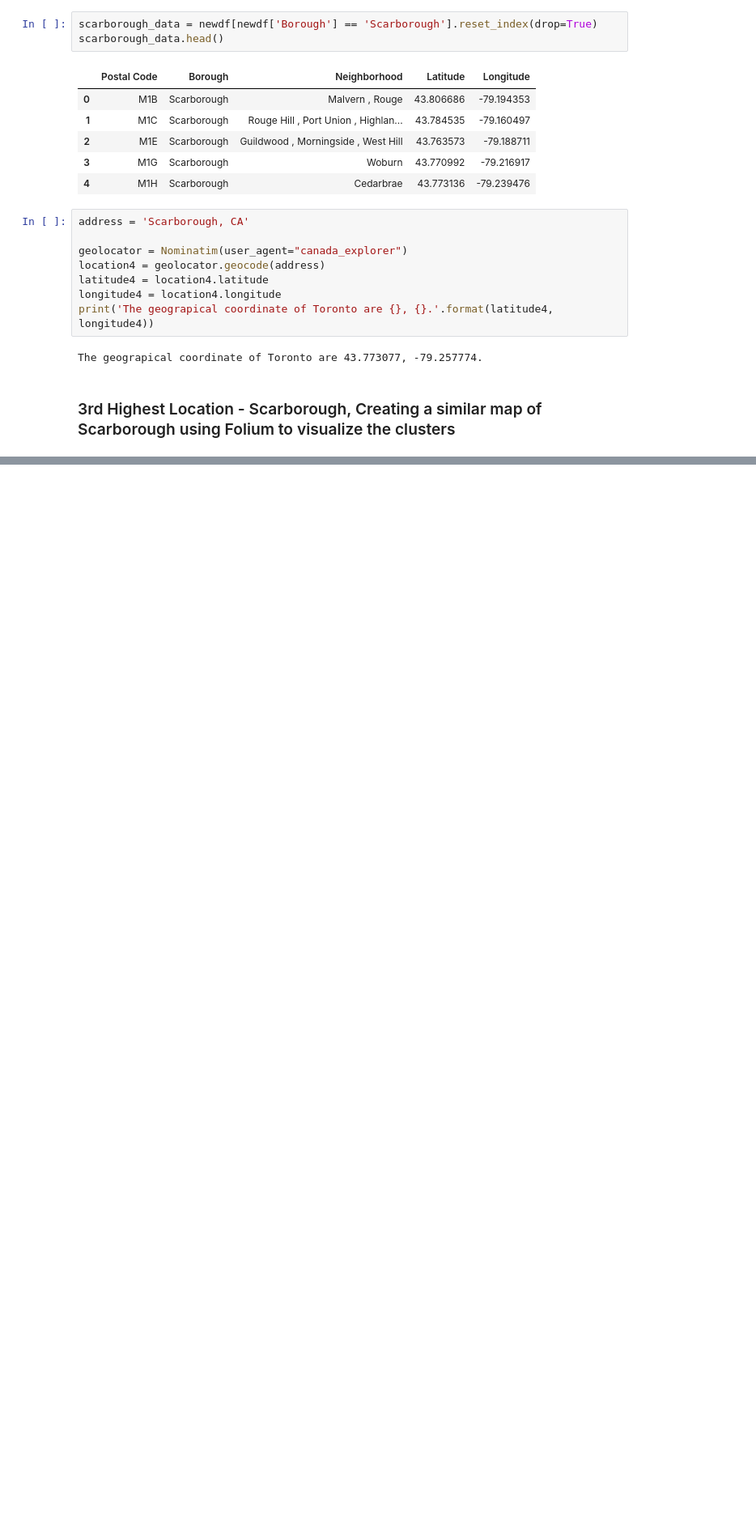
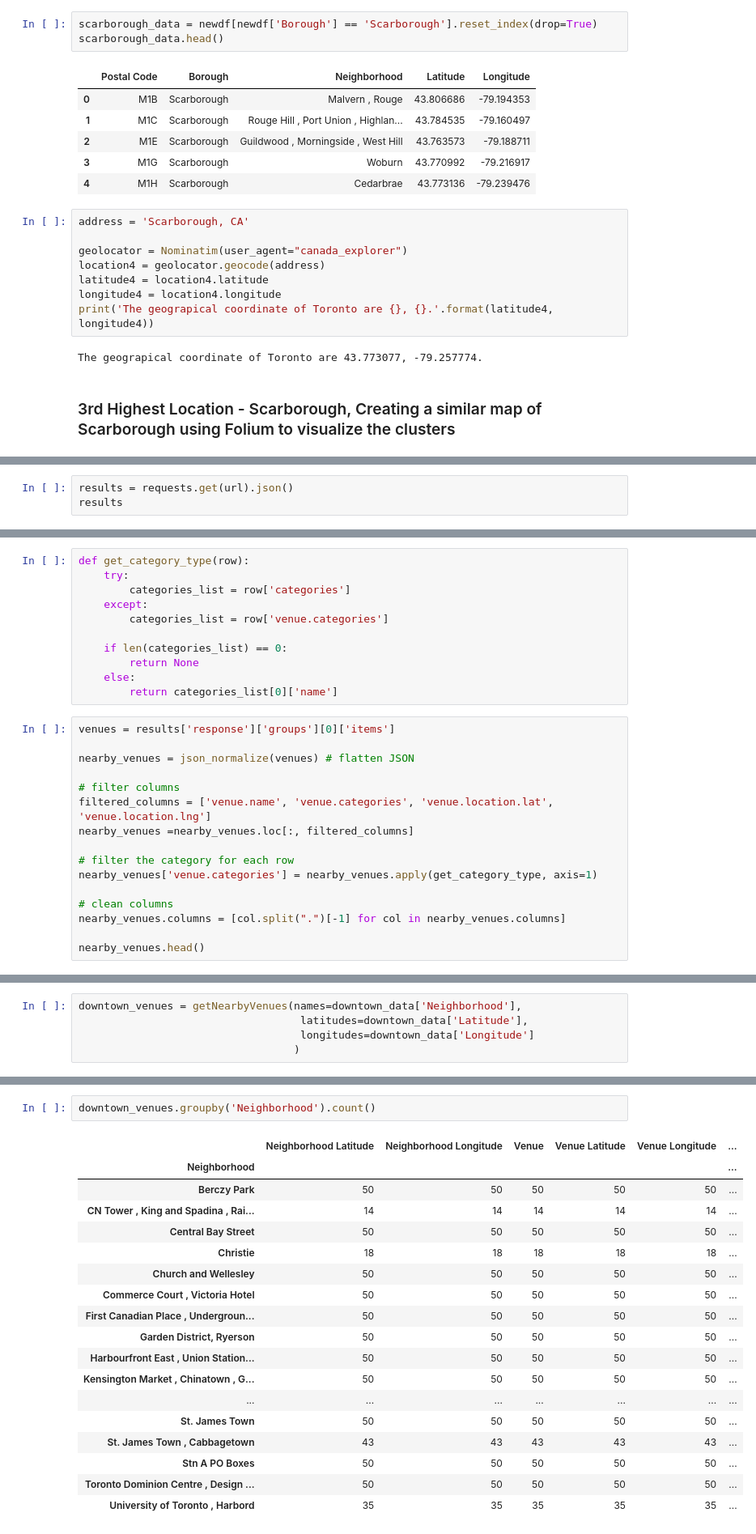
Before and after one commit to bharadwaj89/Coursera_Capstone, a Jupyter notebook: Segmentation Project - Capstone.ipynb, the cells around one changed output, grey strips where cells are left out. Shown at 81% size. Saved outputs shown, nothing was run; the diff lists cells and outputs as text; blank space fills up the shorter version.

```diff
--- a/Segmentation Project - Capstone.ipynb
+++ b/Segmentation Project - Capstone.ipynb
@@ -422,0 +484,3 @@ map_scarborough
+# %%
+results = requests.get(url).json()
+results
@@ -422,0 +511,27 @@ map_scarborough
+# %%
+def get_category_type(row):
+    try:
+        categories_list = row['categories']
+    except:
+        categories_list = row['venue.categories']
+
+    if len(categories_list) == 0:
+        return None
+    else:
+        return categories_list[0]['name']
+# %%
+venues = results['response']['groups'][0]['items']
+
+nearby_venues = json_normalize(venues) # flatten JSON
+
+# filter columns
+filtered_columns = ['venue.name', 'venue.categories', 'venue.location.lat', 'venue.location.lng']
+nearby_venues =nearby_venues.loc[:, filtered_columns]
+
+# filter the category for each row
+nearby_venues['venue.categories'] = nearby_venues.apply(get_category_type, axis=1)
+
+# clean columns
+nearby_venues.columns = [col.split(".")[-1] for col in nearby_venues.columns]
+
+nearby_venues.head()
@@ -422,0 +593,5 @@ map_scarborough
+# %%
+downtown_venues = getNearbyVenues(names=downtown_data['Neighborhood'],
+                                   latitudes=downtown_data['Latitude'],
+                                   longitudes=downtown_data['Longitude']
+                                  )
@@ -422,0 +629,21 @@ map_scarborough
+# %%
+downtown_venues.groupby('Neighborhood').count()
+# %% [output]
+|  | Neighborhood Latitude | Neighborhood Longitude | Venue | Venue Latitude | Venue Longitude | ... |
+| Neighborhood |  |  |  |  |  | ... |
+| Berczy Park | 50 | 50 | 50 | 50 | 50 | ... |
+| CN Tower , King and Spadina , Rai... | 14 | 14 | 14 | 14 | 14 | ... |
+| Central Bay Street | 50 | 50 | 50 | 50 | 50 | ... |
+| Christie | 18 | 18 | 18 | 18 | 18 | ... |
+| Church and Wellesley | 50 | 50 | 50 | 50 | 50 | ... |
+| Commerce Court , Victoria Hotel | 50 | 50 | 50 | 50 | 50 | ... |
+| First Canadian Place , Undergroun... | 50 | 50 | 50 | 50 | 50 | ... |
+| Garden District, Ryerson | 50 | 50 | 50 | 50 | 50 | ... |
+| Harbourfront East , Union Station... | 50 | 50 | 50 | 50 | 50 | ... |
+| Kensington Market , Chinatown , G... | 50 | 50 | 50 | 50 | 50 | ... |
+| ... | ... | ... | ... | ... | ... | ... |
+| St. James Town | 50 | 50 | 50 | 50 | 50 | ... |
+| St. James Town , Cabbagetown | 43 | 43 | 43 | 43 | 43 | ... |
+| Stn A PO Boxes | 50 | 50 | 50 | 50 | 50 | ... |
+| Toronto Dominion Centre , Design ... | 50 | 50 | 50 | 50 | 50 | ... |
+| University of Toronto , Harbord | 35 | 35 | 35 | 35 | 35 | ... |
```
Also changed, not shown: parts of 32 cells of this notebook.
